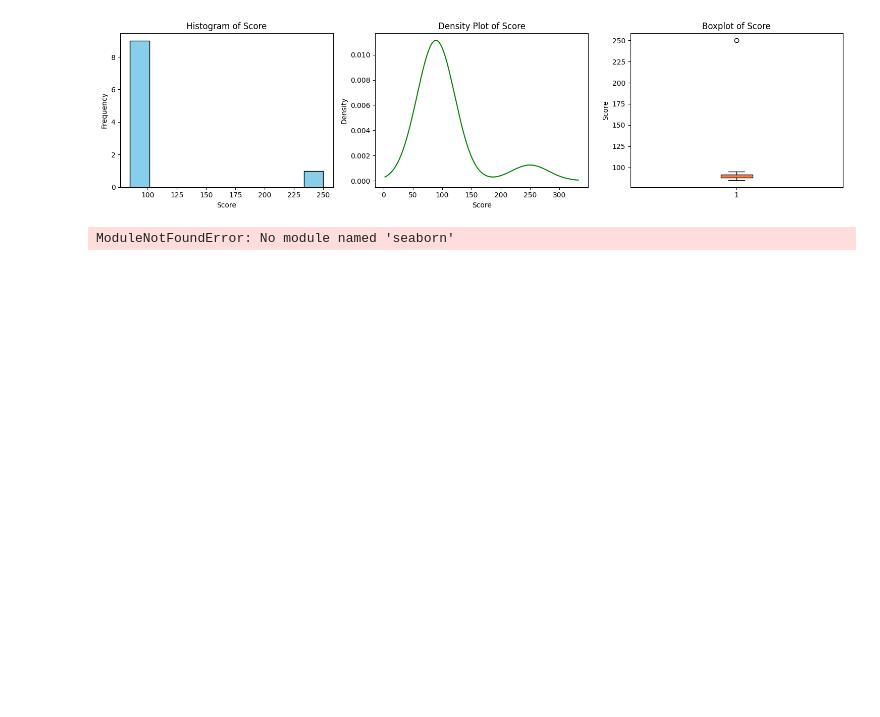
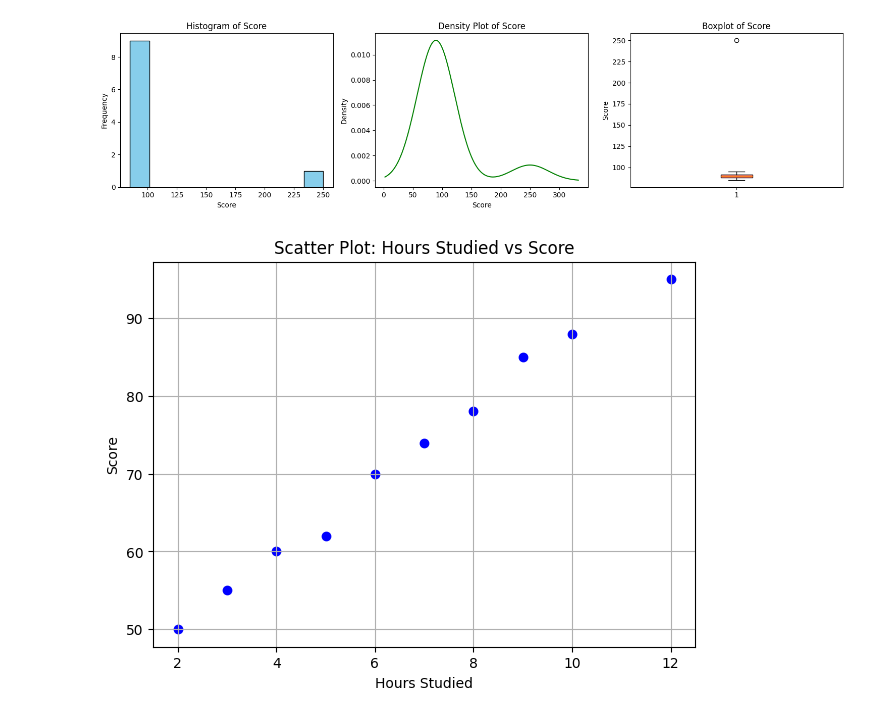
Before and after one commit to Bhuvana-ai-ml/Data_Analytics-, a Jupyter notebook: detect_outliers.ipynb, the cells around one changed output. Cells and saved outputs as stored; diff of their text form; code cells hidden in the pictures; blank space fills up the shorter version.

```diff
--- a/detect_outliers.ipynb
+++ b/detect_outliers.ipynb
@@ -83,15 +80,22 @@ plt.show()
 # %% [output]
 [figure]
 # %%
-import seaborn as sns
-import matplotlib.pyplot as plt
-import pandas as pd
-df4 = pd.DataFrame({'Score': [85, 88, 90, 87, 92, 95, 250, 89, 91, 88]})
-sns.histplot(df4['Score'], bins=10, kde=False, color='skyblue')
-plt.figure(figsize=(8,5))
-plt.title('histrogram of score')
-plt.xlabel('Score')
-plt.ylabel("Frequency")
+
+
+data = {
+    'Hours_Studied': [2, 3, 4, 5, 6, 7, 8, 9, 10, 12],
+    'Score': [50, 55, 60, 62, 70, 74, 78, 85, 88, 95],
+    'Sleep_Hours': [6, 6.5, 6.5, 7, 7, 7.5, 7.5, 8, 8, 8.5]
+}
+
+df = pd.DataFrame(data)
+
+plt.figure(figsize=(7, 5))
+plt.scatter(df['Hours_Studied'], df['Score'], color='blue')
+plt.title('Scatter Plot: Hours Studied vs Score')
+plt.xlabel('Hours Studied')
+plt.ylabel('Score')
+plt.grid(True)
 plt.show()
 # %% [output]
-ModuleNotFoundError: No module named 'seaborn'
+[figure, added]
```
Also changed, not shown: parts of 3 cells of this notebook, 1 other file.
